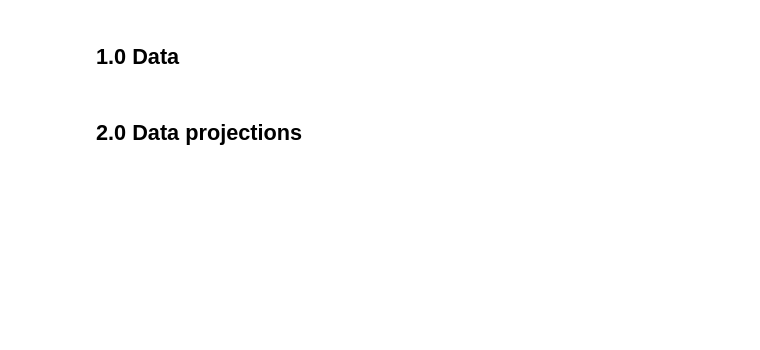
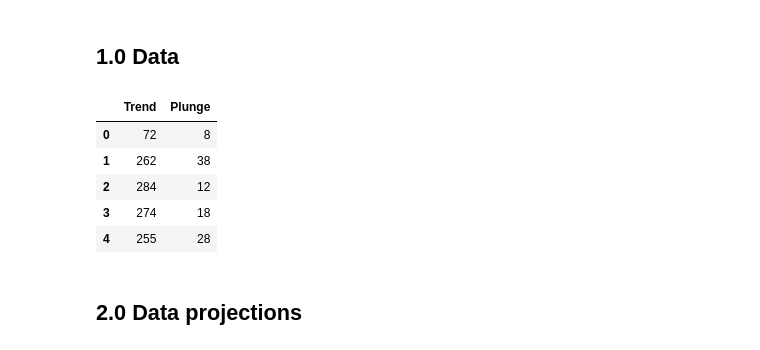
Before and after one commit to GlacialGeo/PythonCodes, a Jupyter notebook: Till Fabric Analysis Automatic Report.ipynb, the cells around one changed output. Saved outputs shown, nothing was run; the diff lists cells and outputs as text; code cells hidden in the pictures; blank space fills up the shorter version.

```diff
--- a/Till Fabric Analysis Automatic Report.ipynb
+++ b/Till Fabric Analysis Automatic Report.ipynb
@@ -9,8 +9,15 @@ from numpy.linalg import eigh
 ## 1.0 Data
 # %%
 #Import a csv file
-df = pd.read_csv(r'C:\PATH\...\Filename.csv') #Specify the path to your file
+df = pd.read_csv(r'C:\Users\iamma\Documents\Research_projects\Manitoba\Till_fabrics\805_B02.csv') #Specify the path to your file
 df.head() #To show just the first 5 rows
+# %% [output]
+|  | Trend | Plunge |
+| 0 | 72 | 8 |
+| 1 | 262 | 38 |
+| 2 | 284 | 12 |
+| 3 | 274 | 18 |
+| 4 | 255 | 28 |
 # %%
 #Create an array from the 'trend' column of the dataframe and display horizontally (one line)
 Trend=df.loc[:,'Trend']
```
Also changed, not shown: parts of 20 cells of this notebook.
